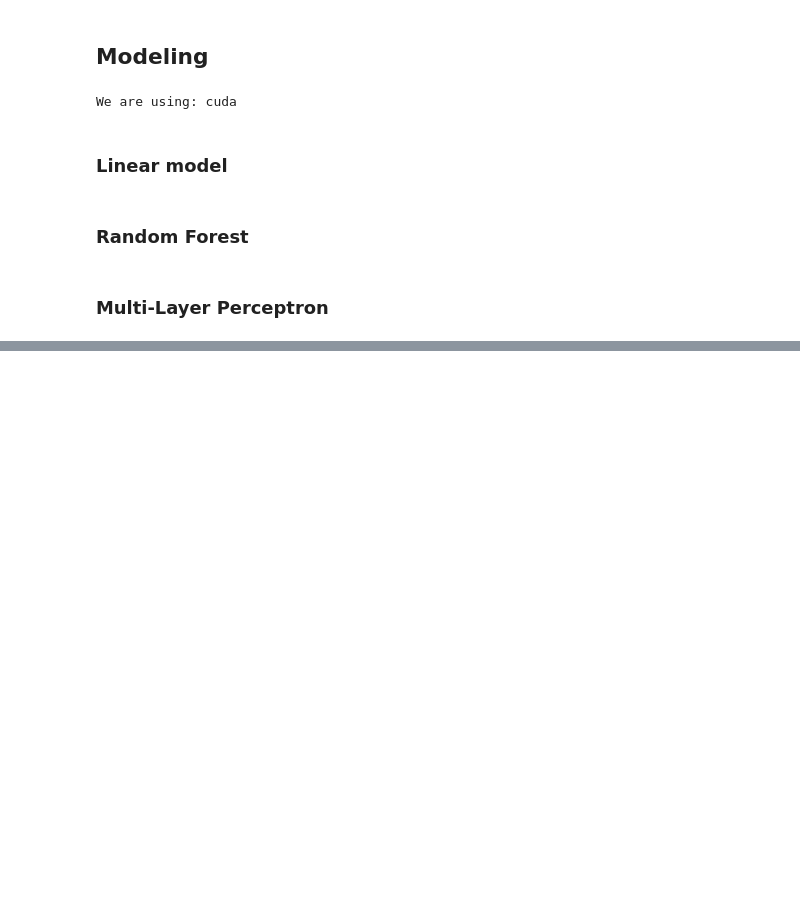
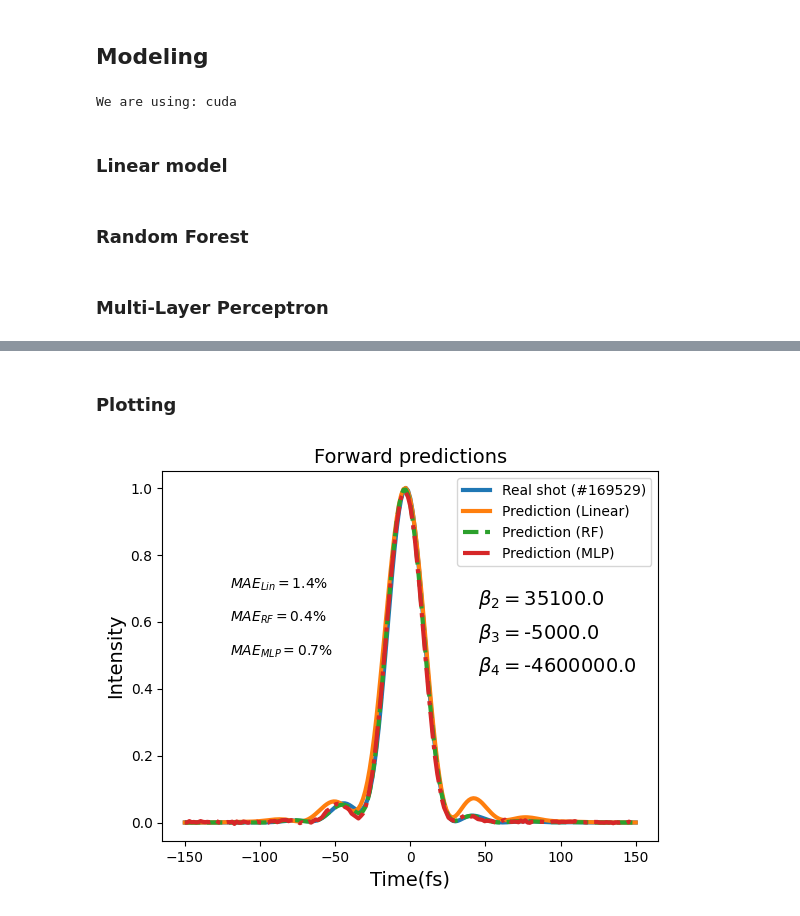
Before and after one commit to javierhndev/ML-pulse-shaping, a Jupyter notebook: forward_models.ipynb, the cells around one changed output, grey strips where cells are left out. Drawn from its saved outputs; the diff is of its cells as text; code cells hidden in the pictures; blank space fills up the shorter version.

```diff
--- a/forward_models.ipynb
+++ b/forward_models.ipynb
@@ -120,0 +198,2 @@ For debugging consider passing CUDA_LAUNCH_BLOCKING=1
+# %% [markdown]
+### Plotting
@@ -120,0 +206,43 @@ For debugging consider passing CUDA_LAUNCH_BLOCKING=1
+# %%
+def plot_example(shot_index,X_test,y_test,df_input,df_time_val,
+                 forward_model_lin,forward_model_rf,forward_model_mlp):
+    #shot_index= is not the actual shot number but the index on the test set
+    shot_numb=get_shot_num(shot_index,y_test,df_input)
+    order2,order3,order4=X_test.iloc[shot_index].values
+
+    X_values=pd.DataFrame([X_test.iloc[shot_index]])
+    y_predict_forward_lin=forward_model_lin.predict(X_values)
+    y_predict_forward_rf=forward_model_rf.predict(X_values)
+    y_predict_forward_nn=forward_model_mlp.predict(X_values)
+
+    plt.plot(df_time_val,y_test.iloc[shot_index],label='Real shot (#'+str(shot_numb)+')',linewidth=3)
+    plt.plot(df_time_val,y_predict_forward_lin[0],label='Prediction (Linear)',linewidth=3,linestyle='-')
+    plt.plot(df_time_val,y_predict_forward_rf[0],label='Prediction (RF)',linewidth=3,linestyle='--')
+    plt.plot(df_time_val,y_predict_forward_nn[0],label='Prediction (MLP)',linewidth=3,linestyle='-.')
+
+    mae_lin=abs(y_test.iloc[shot_index]-y_predict_forward_lin[0])
+    mae_lin=mae_lin.sum()/len(y_test.iloc[shot_index])
+
+    mae_rf=abs(y_test.iloc[shot_index]-y_predict_forward_rf[0])
+    mae_rf=mae_rf.sum()/len(y_test.iloc[shot_index])
+
+    mae_mlp=abs(y_test.iloc[shot_index]-y_predict_forward_nn[0])
+    mae_mlp=mae_mlp.sum()/len(y_test.iloc[shot_index])
+
+    #mae='{:6.2f}'.format(100*mean_absolute_error(y_test.iloc[shot_index],y_predict_forward[shot_index]))
+    plt.title('Forward predictions',fontsize=14)
+    plt.text(45, 0.65, r'$\beta_2=$'+str(order2), dict(size=14))
+    plt.text(45, 0.55, r'$\beta_3=$'+str(order3), dict(size=14))
+    plt.text(45, 0.45, r'$\beta_4=$'+str(order4), dict(size=14))
+    plt.text(-120,0.7,r'$MAE_{{Lin}}={:.1f}$%'.format(100*mae_lin))
+    plt.text(-120,0.6,r'$MAE_{{RF}}={:.1f}$%'.format(100*mae_rf))
+    plt.text(-120,0.5,r'$MAE_{{MLP}}={:.1f}$%'.format(100*mae_mlp))
+    plt.xlabel('Time(fs)',fontsize=14)
+    plt.ylabel('Intensity',fontsize=14)
+    plt.legend()
+# %%
+shot_index=75
+plot_example(shot_index,X_test,y_test,df_input_reduced,df_time_200,
+             forward_model_lin,forward_model_rf,forward_model_mlp)
+# %% [output]
+[figure, added]
```
Also changed, not shown: parts of 31 cells of this notebook, 10 other files.
